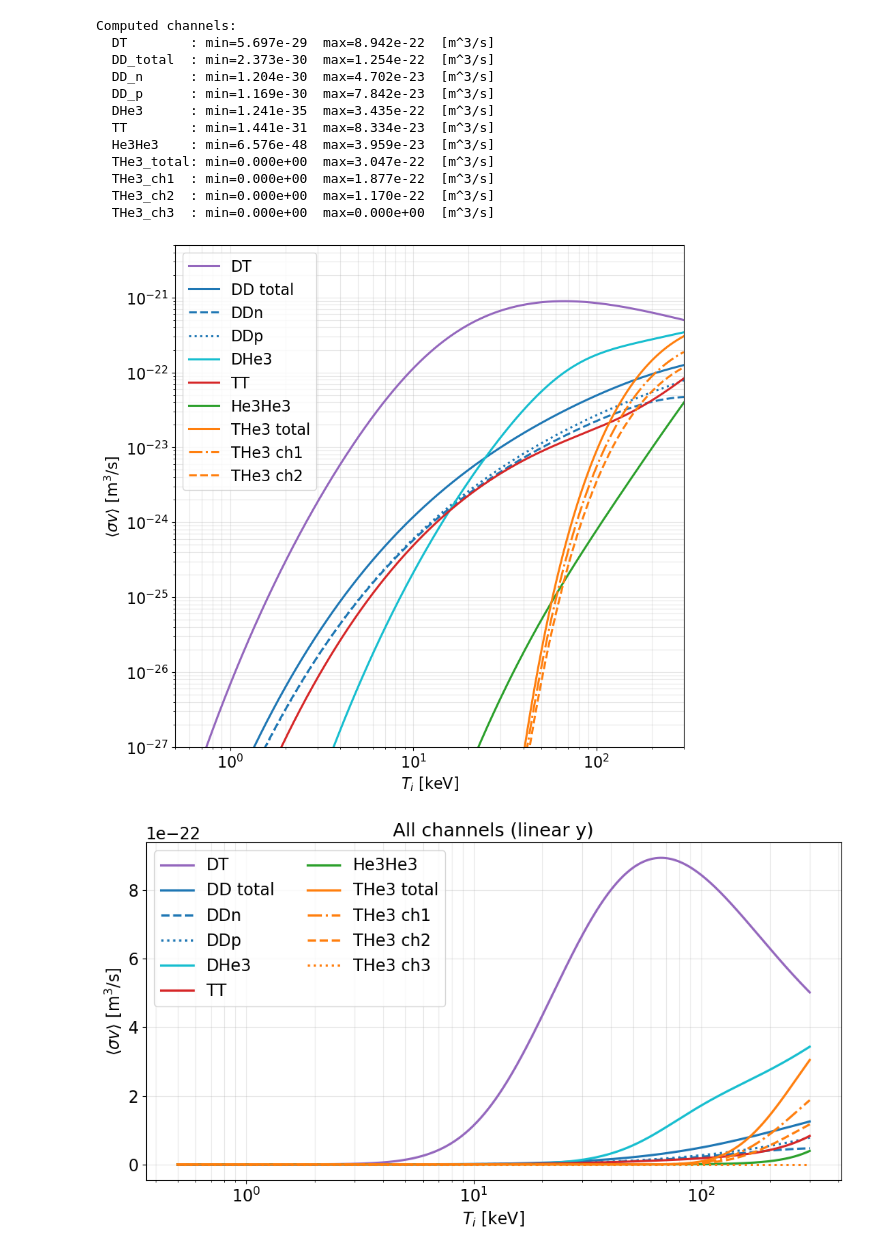
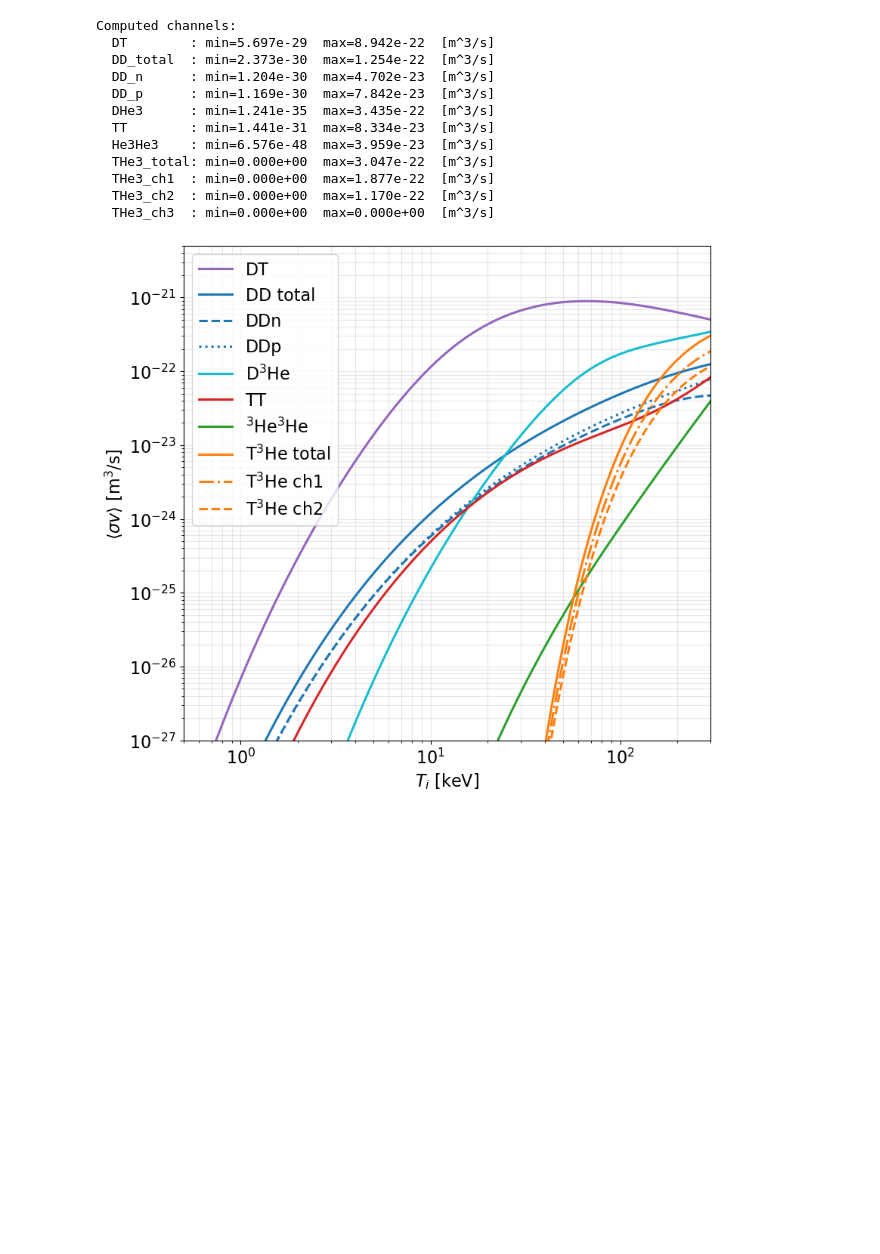
Before and after one commit to AlessMor/multispecies_fuelcycle, a Jupyter notebook: examples/reactivities_vs_temperature.ipynb, the cells around one changed output. Drawn from its saved outputs; the diff is of its cells as text; code cells hidden in the pictures; blank space fills up the shorter version.

Commit message:
updated images using pdf

```diff
--- a/examples/reactivities_vs_temperature.ipynb
+++ b/examples/reactivities_vs_temperature.ipynb
@@ -58,13 +58,13 @@ CHANNEL_STYLE = {
     'DD_total': {'color': REACTION_COLORS['DD'], 'linestyle': '-', 'label': 'DD total'},
     'DD_n': {'color': REACTION_COLORS['DD'], 'linestyle': '--', 'label': 'DDn'},
     'DD_p': {'color': REACTION_COLORS['DD'], 'linestyle': ':', 'label': 'DDp'},
-    'DHe3': {'color': REACTION_COLORS['DHe3'], 'linestyle': '-', 'label': 'DHe3'},
+    'DHe3': {'color': REACTION_COLORS['DHe3'], 'linestyle': '-', 'label': 'D$^3$He'},
     'TT': {'color': REACTION_COLORS['TT'], 'linestyle': '-', 'label': 'TT'},
-    'He3He3': {'color': REACTION_COLORS['He3He3'], 'linestyle': '-', 'label': 'He3He3'},
-    'THe3_total': {'color': REACTION_COLORS['THe3'], 'linestyle': '-', 'label': 'THe3 total'},
-    'THe3_ch1': {'color': REACTION_COLORS['THe3'], 'linestyle': '-.', 'label': 'THe3 ch1'},
-    'THe3_ch2': {'color': REACTION_COLORS['THe3'], 'linestyle': '--', 'label': 'THe3 ch2'},
-    'THe3_ch3': {'color': REACTION_COLORS['THe3'], 'linestyle': ':', 'label': 'THe3 ch3'},
+    'He3He3': {'color': REACTION_COLORS['He3He3'], 'linestyle': '-', 'label': '$^3$He$^3$He'},
+    'THe3_total': {'color': REACTION_COLORS['THe3'], 'linestyle': '-', 'label': 'T$^3$He total'},
+    'THe3_ch1': {'color': REACTION_COLORS['THe3'], 'linestyle': '-.', 'label': 'T$^3$He ch1'},
+    'THe3_ch2': {'color': REACTION_COLORS['THe3'], 'linestyle': '--', 'label': 'T$^3$He ch2'},
+    'THe3_ch3': {'color': REACTION_COLORS['THe3'], 'linestyle': ':', 'label': 'T$^3$He ch3'},
 }
 # %%
 # Temperature range (keV)
@@ -130,54 +130,31 @@ Computed channels:
   THe3_ch2  : min=0.000e+00  max=1.170e-22  [m^3/s]
   THe3_ch3  : min=0.000e+00  max=0.000e+00  [m^3/s]
 # %%
+
 fig, ax = plt.subplots(figsize=(9, 8.5))
 
 for name, values in reactivities.items():
     vals = np.asarray(values, dtype=float)
     vals_pos = np.where(vals > 0.0, vals, np.nan)
     if np.any(np.isfinite(vals_pos)):
         style = CHANNEL_STYLE[name]
         ax.plot(
             T_keV,
             vals_pos,
             lw=2.2,
             color=style['color'],
             linestyle=style['linestyle'],
             label=style['label'],
         )
 ax.set_xscale('log')
 ax.set_yscale('log')
 ax.set_xlabel('$T_i$ [keV]')
 ax.set_ylabel(r'$\langle\sigma v\rangle$ [m$^3$/s]')
 ax.grid(True, which='both', alpha=0.3)
 ax.set_ylim(1e-27, 5e-21)
 ax.set_xlim(0.5, 300)
 ax.legend(ncol=1)
 
-fig.tight_layout()
-plt.show()
-
-fig, ax = plt.subplots(figsize=(10.5, 6.0))
-
-for name, values in reactivities.items():
-    style = CHANNEL_STYLE[name]
-    ax.plot(
-        T_keV,
-        np.asarray(values, dtype=float),
-        lw=2.2,
-        color=style['color'],
-        linestyle=style['linestyle'],
-        label=style['label'],
-    )
-ax.set_xscale('log')
-ax.set_xlabel('$T_i$ [keV]')
-ax.set_ylabel(r'$\langle\sigma v\rangle$ [m$^3$/s]')
-ax.set_title('All channels (linear y)')
-ax.grid(True, which='both', alpha=0.3)
-ax.legend(ncol=2)
-
-fig.tight_layout()
-plt.show()
+fig.savefig("reactivities_loglog.pdf", dpi=300, format='pdf')
 # %% [output]
-[figure, old version]
+[figure, new version]
-[figure, removed]
```
Also changed, not shown: parts of 1 cell of this notebook, 40 other files.
